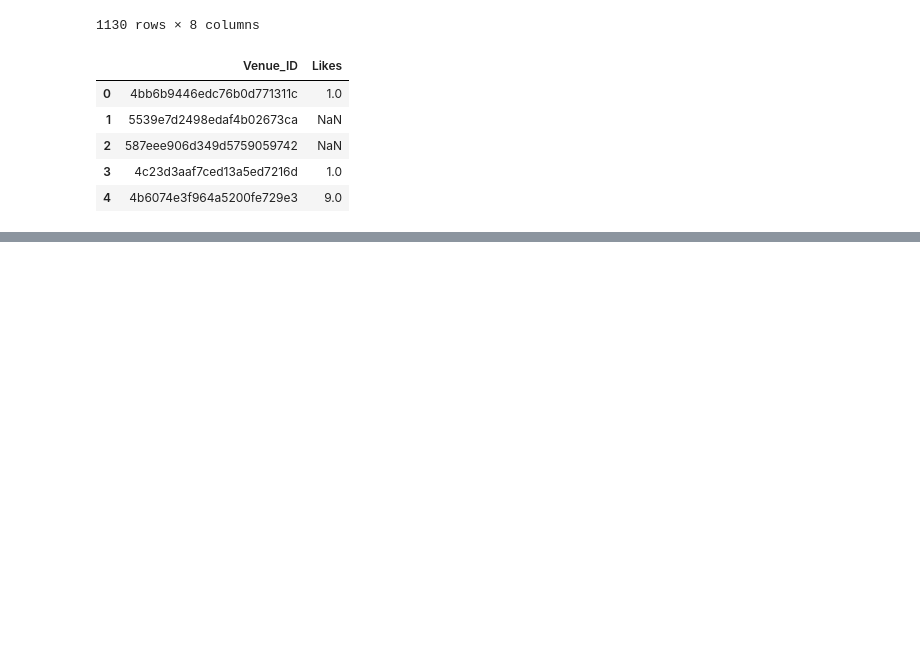
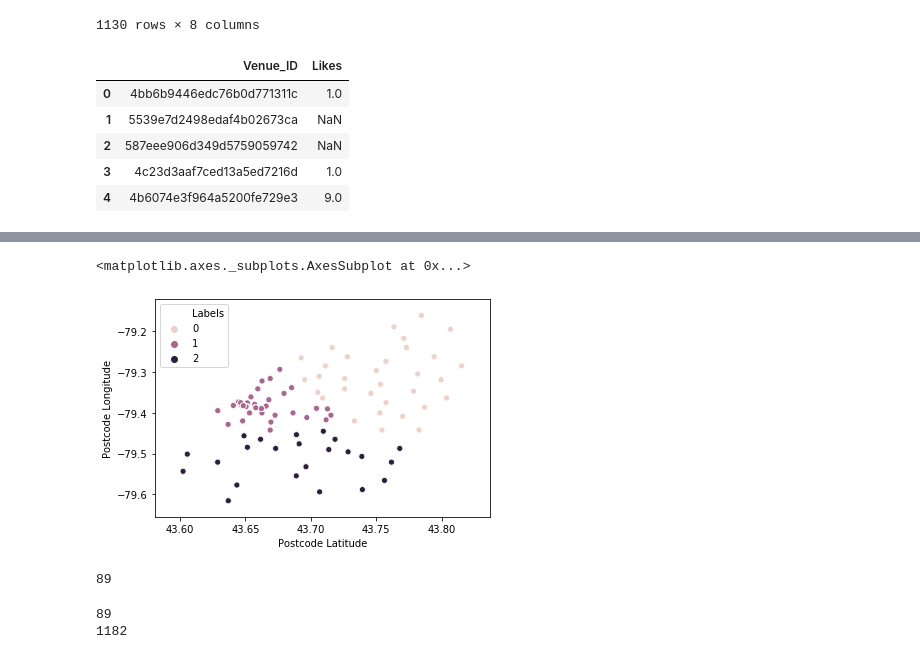
Before and after one commit to benjamin-weller/DataCapstone, a Jupyter notebook: Lunch Options.ipynb, the cells around one changed output, grey strips where cells are left out. Drawn from its saved outputs; the diff is of its cells as text; code cells hidden in the pictures; blank space fills up the shorter version.

```diff
--- a/Lunch Options.ipynb
+++ b/Lunch Options.ipynb
@@ -221,0 +590,7 @@ partial_venues
+# %%
+merged_venues = pd.read_excel("merged_venues.xlsx")
+import statistics
+number_of_resutraunts_with_likes = merged_venues.groupby(["Postcode"])["Likes"].count().reset_index()
+merged_venues["Likes"].fillna(0, inplace=True)
+number_of_resutraunts = merged_venues.groupby(["Postcode"])["Likes"].count().reset_index()
+average_number_of_likes = merged_venues.groupby(["Postcode"])["Likes"].apply(statistics.mean).reset_index()
@@ -221,0 +632,4 @@ partial_venues
+# %%
+# Now do a kmeans with location????
+new_df = merged_venues.drop(merged_venues.columns[3:], axis=1)
+new_df.head()
@@ -221,0 +643,25 @@ partial_venues
+# %%
+kmeans2 = KMeans(n_clusters=3)
+kmeans2.fit(new_df.drop('Postcode',axis=1))
+# totally_new_df["Labels"] = kmeans.labels_
+new_df["Labels"] = kmeans2.labels_
+# %%
+sns.scatterplot(x="Postcode Latitude", y="Postcode Longitude", hue="Labels", data=new_df.drop("Postcode", axis=1))
+
+# sns.scatterplot(y="Postcode Latitude", x="Postcode Longitude", hue="Labels", data=new_df.drop("Postcode", axis=1))
+# %% [output]
+<matplotlib.axes._subplots.AxesSubplot at 0x...>
+[figure, added]
+# %%
+matrix = [kmeans.labels_, kmeans2.labels_]
+print(len(matrix[0]))
+df = pd.DataFrame(matrix)
+# df.columns = ["Labels1", "Labels2"]
+# %% [output]
+89
+# %%
+print(len(kmeans.labels_))
+print(len(kmeans2.labels_))
+# %% [output]
+89
+1182
```
Also changed, not shown: parts of 50 cells of this notebook, 5 other files.
